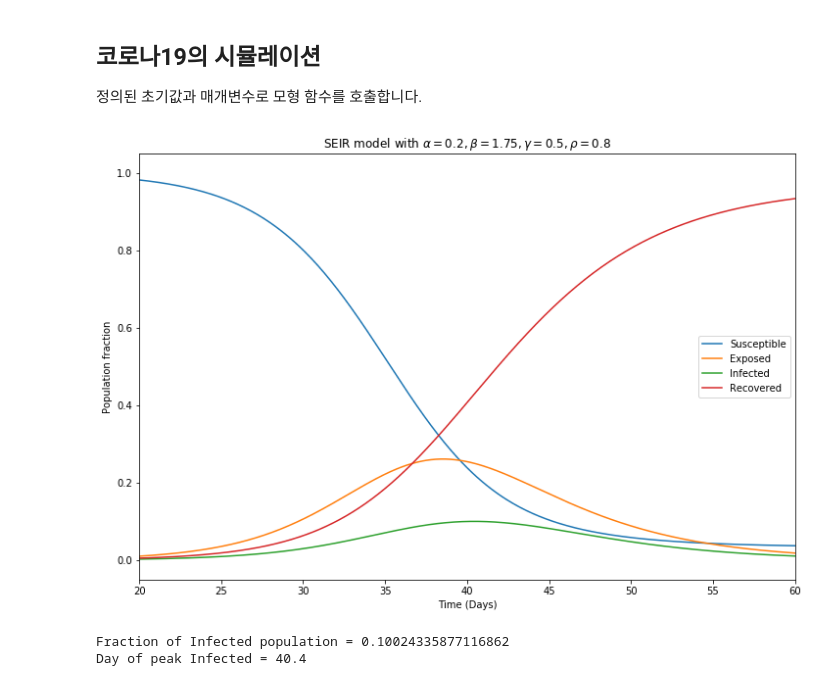
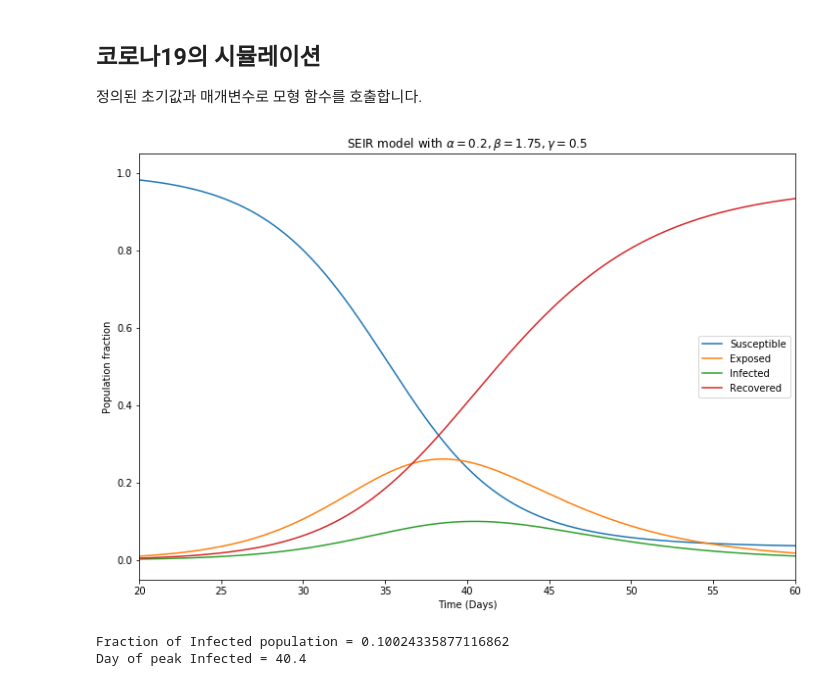
Before and after one commit to byeongchul/covid19-simulation, a Jupyter notebook: covid19-sim.ipynb, the cells around one changed output. Cells and saved outputs as stored; diff of their text form; code cells hidden in the pictures.

```diff
--- a/covid19-sim.ipynb
+++ b/covid19-sim.ipynb
@@ -243,7 +243,7 @@ def seir_model_with_soc_dist(init_vals, params, t):
 최대 100간을 시뮬레이션하고 인구는 1만명에 최초 감염자는 1명으로 가정하여 위에서 조사된 매개 변수값을 적용합니다.
 # %%
 # initial var. and parameters
-t_max = 100
+t_max = 300
 dt = .1
 scale_x = 1 / dt
 t = np.linspace(0, t_max, int(t_max/dt) + 1)
@@ -260,23 +260,23 @@ params_base = alpha, beta, gamma
 # %%
 # Run simulation
 results_base = base_seir_model(init_vals, params_base, t)
 
 # Plot results
 fig = plt.figure(figsize=(12,8))
 ax = fig.add_subplot(111)
 
 ax.plot(results_base)
 ax.legend(['Susceptible', 'Exposed', 'Infected', 'Recovered'])
 
 ax.set_xlabel('Time (Days)')
 ticks_x = ticker.FuncFormatter(lambda x, pos: '{0:g}'.format(x/scale_x))
 ax.xaxis.set_major_formatter(ticks_x)
 ax.set_ylabel('Population fraction')
-ax.set_title(r'SEIR model with $\alpha={p[0]}, \beta={p[1]}, \gamma={p[2]}, \rho={p[3]}$'.format(p=params_soc) )
+ax.set_title(r'SEIR model with $\alpha={p[0]}, \beta={p[1]}, \gamma={p[2]}$'.format(p=params_base) )
 plt.xlim(200, 600) #
 plt.show()
 # %% [output]
-[figure, old version]
+[figure, new version]
 # %%
 # peak of Infected
 print('Fraction of Infected population = {}'.format(results_base[:,2].max()))
```
Also changed, not shown: parts of 7 cells of this notebook.
